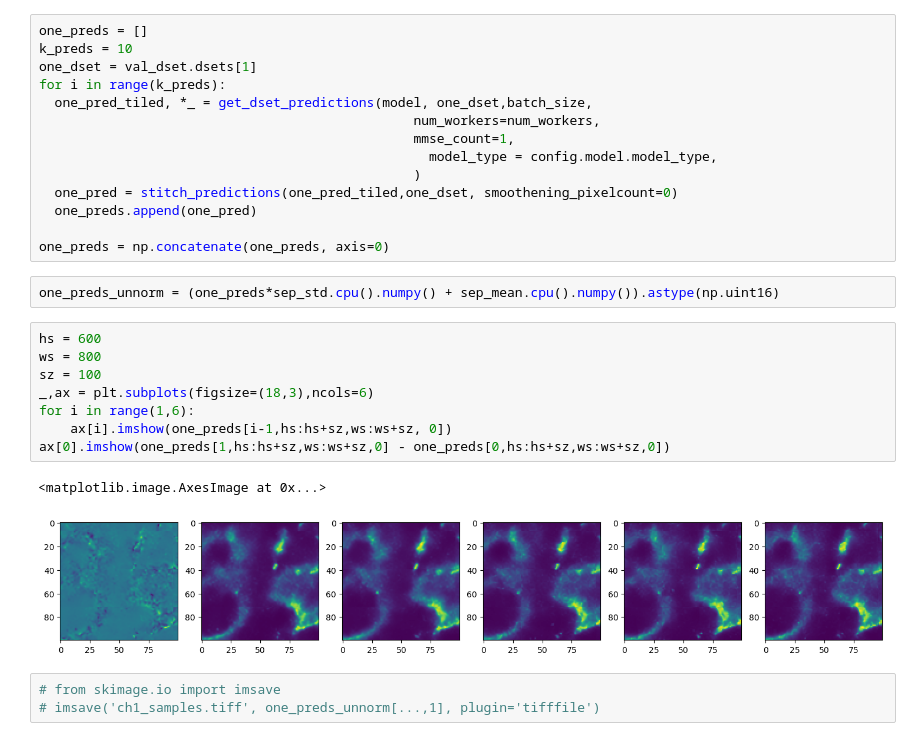
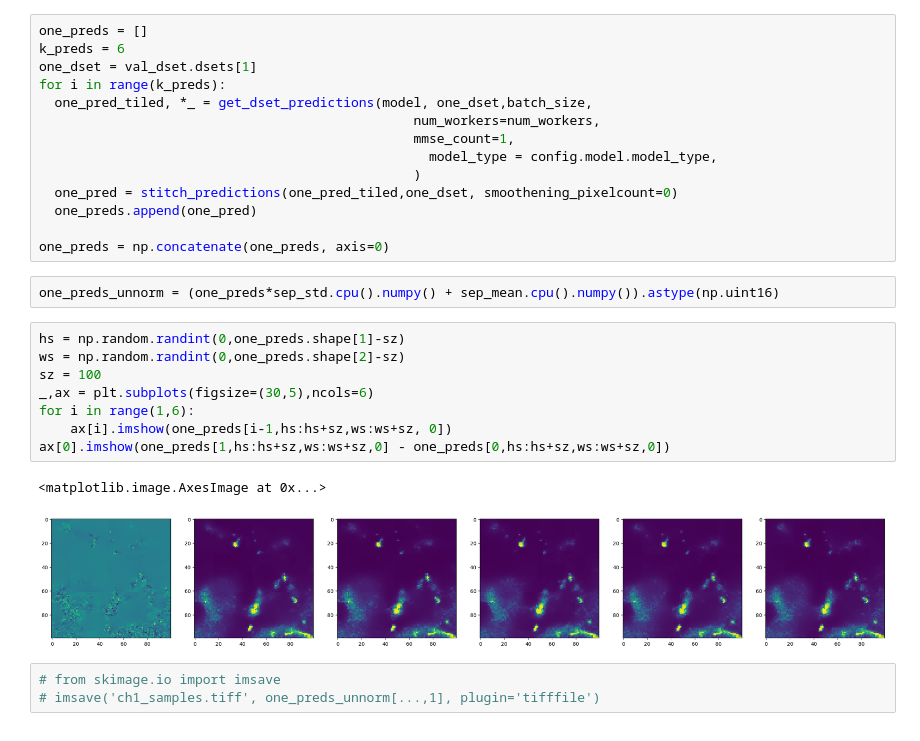
Before and after one commit to juglab/denoiSplit, a Jupyter notebook: denoisplit/notebooks/EvalOnMultiFileDataset.ipynb, the cells around one changed output. Saved outputs shown, nothing was run; the diff lists cells and outputs as text.

```diff
--- a/denoisplit/notebooks/EvalOnMultiFileDataset.ipynb
+++ b/denoisplit/notebooks/EvalOnMultiFileDataset.ipynb
@@ -480,6 +452,6 @@ print(pred[0].shape)
 # %%
 one_preds = []
-k_preds = 10
+k_preds = 6
 one_dset = val_dset.dsets[1]
 for i in range(k_preds):
   one_pred_tiled, *_ = get_dset_predictions(model, one_dset,batch_size,
@@ -494,16 +466,16 @@ one_preds = np.concatenate(one_preds, axis=0)
 # %%
 one_preds_unnorm = (one_preds*sep_std.cpu().numpy() + sep_mean.cpu().numpy()).astype(np.uint16)
 # %%
-hs = 600
-ws = 800
+hs = np.random.randint(0,one_preds.shape[1]-sz)
+ws = np.random.randint(0,one_preds.shape[2]-sz)
 sz = 100
-_,ax = plt.subplots(figsize=(18,3),ncols=6)
+_,ax = plt.subplots(figsize=(30,5),ncols=6)
 for i in range(1,6):
     ax[i].imshow(one_preds[i-1,hs:hs+sz,ws:ws+sz, 0])
 ax[0].imshow(one_preds[1,hs:hs+sz,ws:ws+sz,0] - one_preds[0,hs:hs+sz,ws:ws+sz,0])
 # %% [output]
 <matplotlib.image.AxesImage at 0x...>
-[figure, old version]
+[figure, new version]
 # %%
 # from skimage.io import imsave
 # imsave('ch1_samples.tiff', one_preds_unnorm[...,1], plugin='tifffile')
```
Also changed, not shown: parts of 92 cells of this notebook.
